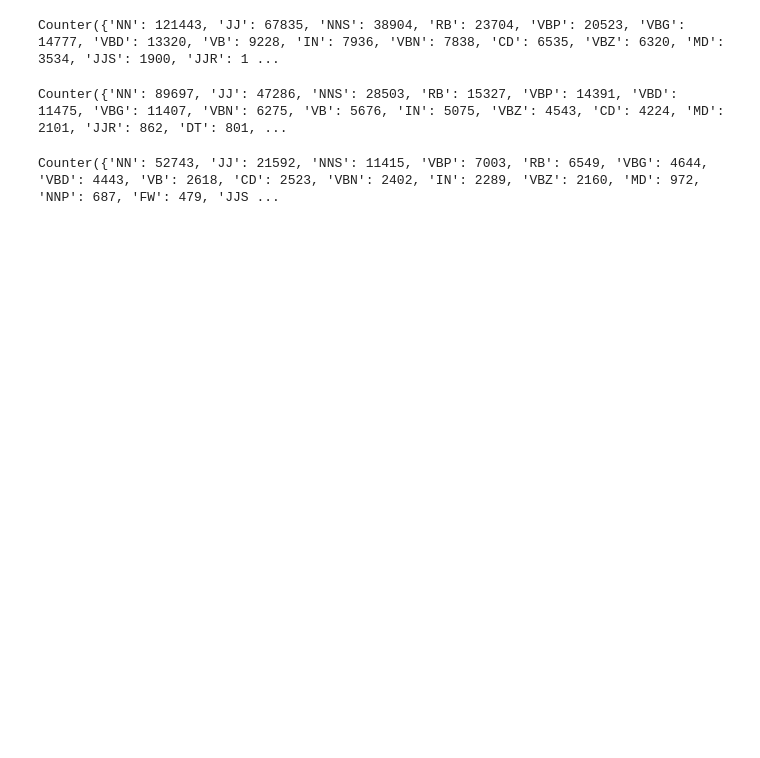
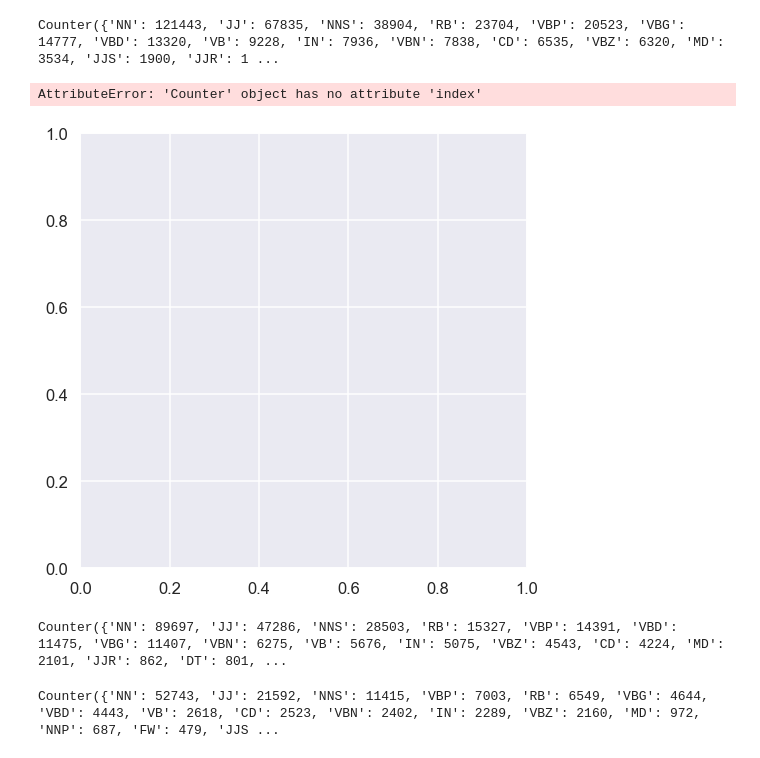
Before and after one commit to Hillary577/Springboard, a Jupyter notebook: capstone1_reddit_comments/reddit_data_wrangling.ipynb, the cells around one changed output. Drawn from its saved outputs; the diff is of its cells as text; code cells hidden in the pictures; blank space fills up the shorter version.

```diff
--- a/capstone1_reddit_comments/reddit_data_wrangling.ipynb
+++ b/capstone1_reddit_comments/reddit_data_wrangling.ipynb
@@ -594,0 +607,7 @@ from nltk import RegexpParser
+# %%
+# Create dataframe of POS tags:
+from nltk import word_tokenize, pos_tag, pos_tag_sents
+nltk.download('punkt')
+texts = df['comment'].tolist()
+tagged_texts = pos_tag_sents(map(word_tokenize, texts))
+tagged_texts
@@ -594,0 +635,3 @@ from nltk import RegexpParser
+# %%
+# Create dataframe of POS tags cont.
+df['POS'] = tagged_texts
@@ -602,6 +682,23 @@ poscounts = Counter( tag for word,  tag in postags)
 print(poscounts)
 # %% [output]
 Counter({'NN': 121443, 'JJ': 67835, 'NNS': 38904, 'RB': 23704, 'VBP': 20523, 'VBG': 14777, 'VBD': 13320, 'VB': 9228, 'IN': 7936, 'VBN': 7838, 'CD': 6535, 'VBZ': 6320, 'MD': 3534, 'JJS': 1900, 'JJR': 1 ...
+# %%
+# Bar chart of POS for positive words
+fig, ax = plt.subplots(figsize=(8, 8))
+
+
+dfpos =
+#counts = poscounts(normalize=True) * 100
+
+sns.barplot(x=poscounts.index, y=poscounts, ax=ax)
+
+#ax.set_xticklabels(['Negative', 'Neutral', 'Positive'])
+ax.set_ylabel("Percentage")
+
+plt.show()
+# %% [output]
+AttributeError: 'Counter' object has no attribute 'index'
+[figure, added]
 # %%
 # POS tagging - negative words
 neg_lines = list(df[df.label == -1].comment)
```
Also changed, not shown: parts of 11 cells of this notebook.
